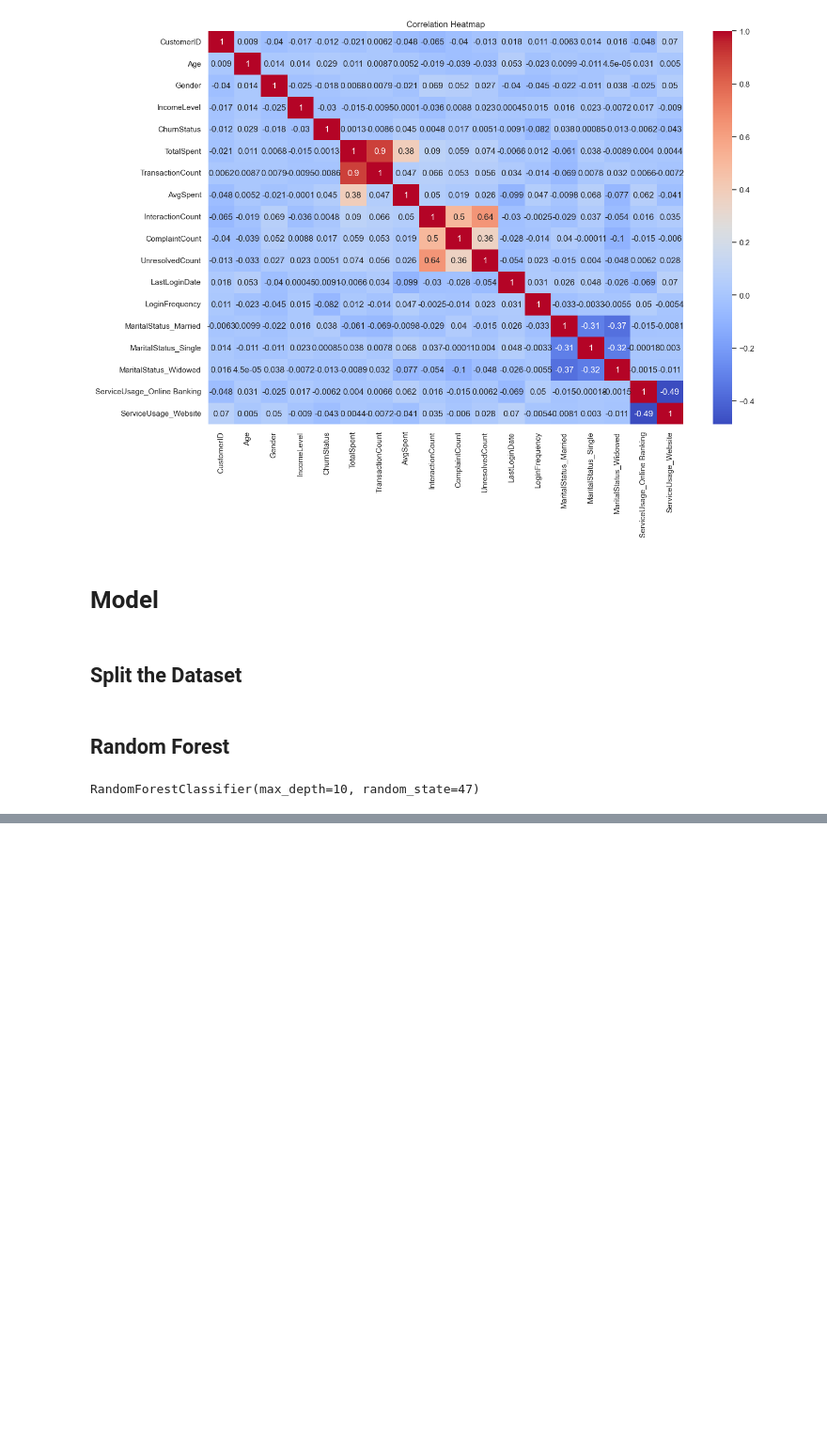
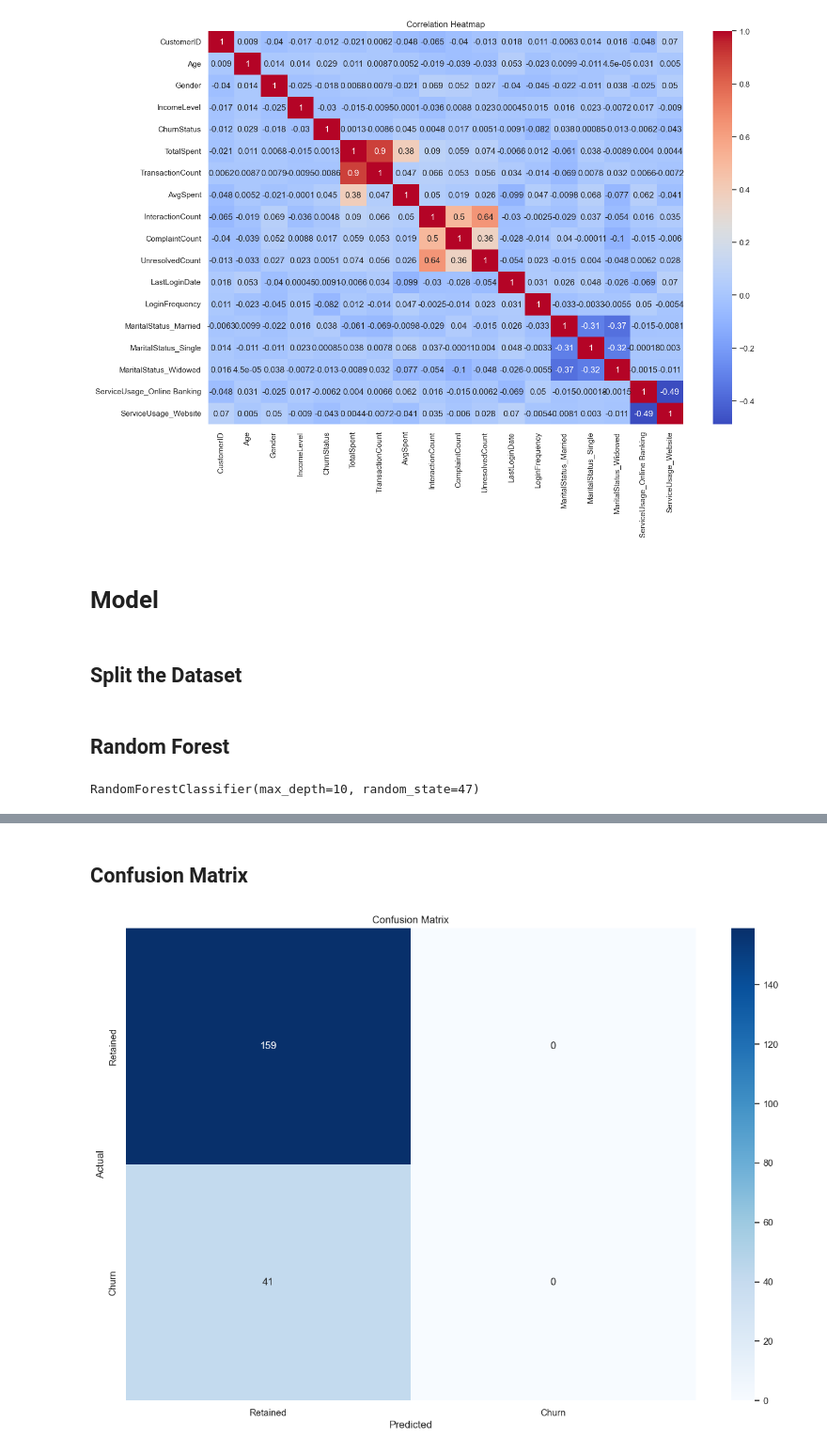
Before and after one commit to Pranav-1719/Data-Science-Machine-Learning, a Jupyter notebook: Customer-Churn-Prediction/Customer Churn Prediction and Behavior Analysis.ipynb, the cells around one changed output, grey strips where cells are left out. Shown at 94% size. Saved outputs shown, nothing was run; the diff lists cells and outputs as text; code cells hidden in the pictures; blank space fills up the shorter version.

```diff
--- a/Customer-Churn-Prediction/Customer Churn Prediction and Behavior Analysis.ipynb
+++ b/Customer-Churn-Prediction/Customer Churn Prediction and Behavior Analysis.ipynb
@@ -695,0 +737,21 @@ y_prob = model_rf.predict_proba(x_test)[:,1]
+# %% [markdown]
+<h2>Confusion Matrix
+# %%
+plt.figure(figsize=(15,10))
+
+sns.heatmap(
+    cm,
+    annot=True,
+    fmt='d',
+    cmap='Blues',
+    xticklabels=['Retained', 'Churn'],
+    yticklabels=['Retained', 'Churn']
+)
+
+plt.title("Confusion Matrix")
+plt.xlabel("Predicted")
+plt.ylabel("Actual")
+
+plt.show()
+# %% [output]
+[figure, added]
```
Also changed, not shown: parts of 19 cells of this notebook.
